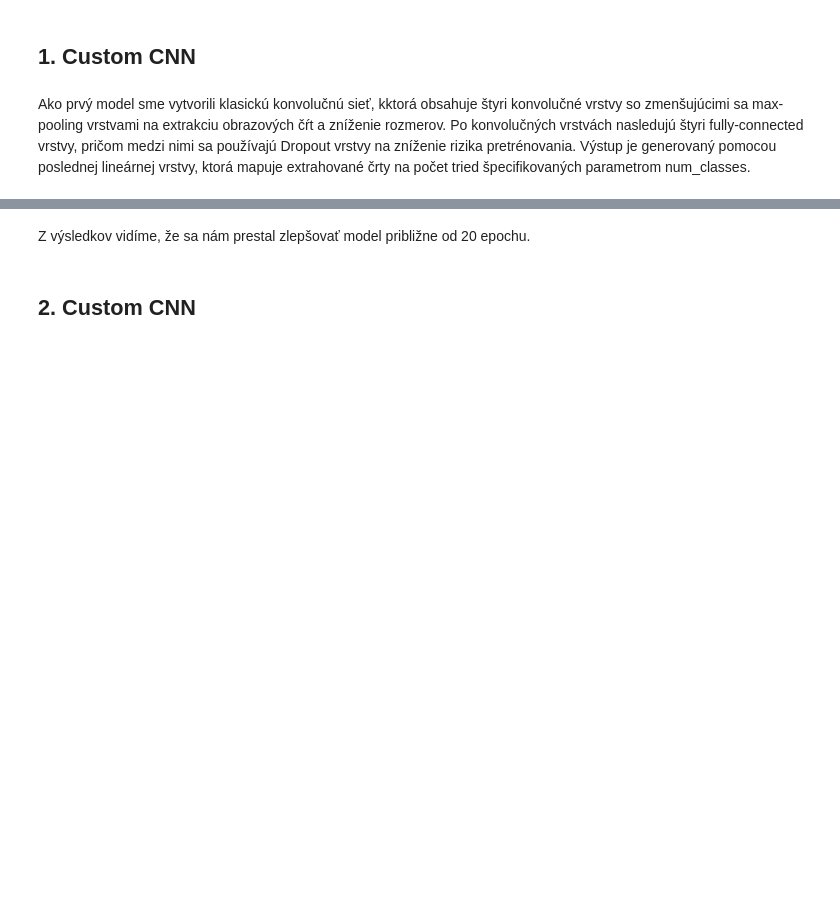
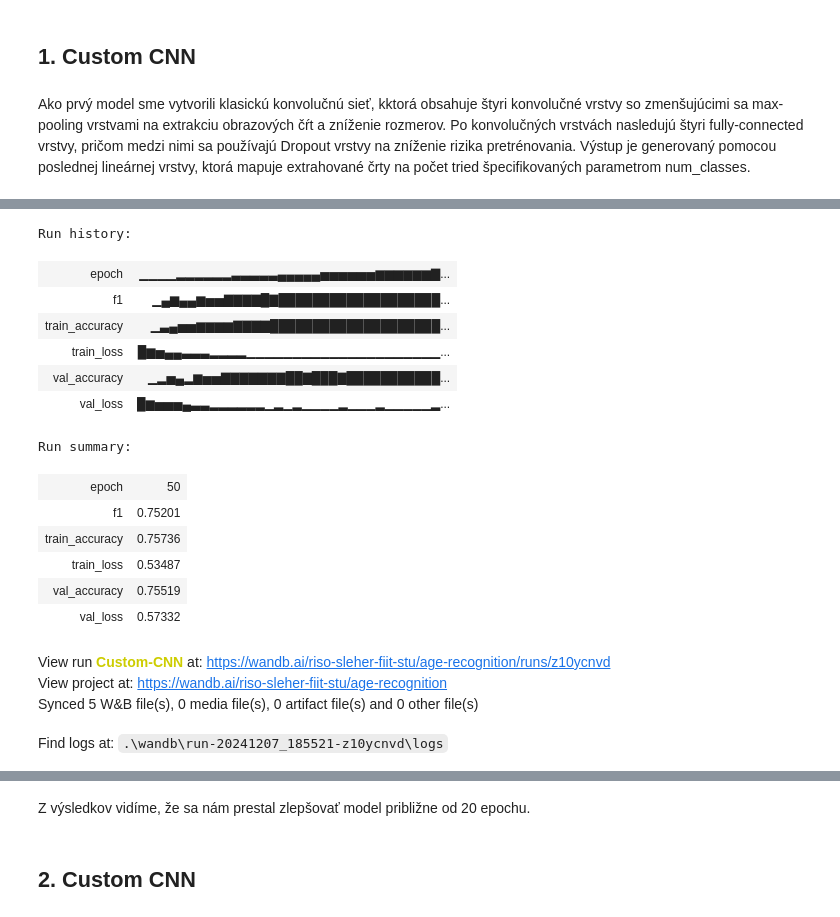
Before and after one commit to riso1410/CNN-AgeRecognition, a Jupyter notebook: age_recognition.ipynb, the cells around one changed output, grey strips where cells are left out. Saved outputs shown, nothing was run; the diff lists cells and outputs as text; code cells hidden in the pictures; blank space fills up the shorter version.

```diff
--- a/age_recognition.ipynb
+++ b/age_recognition.ipynb
@@ -362,7 +422,7 @@ for epoch in range(num_epochs):
     train_accuracies.append(train_accuracy)
 
     wandb.log({
-        "epoch": epoch,
+        "epoch": epoch+1,
         "train_loss": train_loss,
         "train_accuracy": train_accuracy,
         "val_loss": val_loss,
@@ -378,5 +438,5 @@ for epoch in range(num_epochs):
 
     scheduler.step()
 
-wandb.finish()
 torch.save(model.state_dict(), "CNN.pth")
+# %% [output]
@@ -382,0 +460,18 @@ torch.save(model.state_dict(), "CNN.pth")
+Run history:
+| epoch | ▁▁▁▁▂▂▂▂▂▂▃▃▃▃▃▄▄▄▄▄▅▅▅▅▅▅▆▆▆▆▆▆▇... |
+| f1 | ▁▄▆▄▄▆▅▅▇▇▇▇█▇███████████████████... |
+| train_accuracy | ▁▃▄▅▅▆▆▆▆▇▇▇▇████████████████████... |
+| train_loss | █▆▅▄▄▃▃▃▂▂▂▂▁▁▁▁▁▁▁▁▁▁▁▁▁▁▁▁▁▁▁▁▁... |
+| val_accuracy | ▁▂▅▄▂▆▅▅▇▇▇▇▇▇▇██▇███▇███████████... |
+| val_loss | █▆▅▅▅▄▃▃▂▂▂▂▂▂▁▂▁▂▁▁▁▁▂▁▁▁▂▁▁▁▁▁▂... |
+Run summary:
+| epoch | 50 |
+| f1 | 0.75201 |
+| train_accuracy | 0.75736 |
+| train_loss | 0.53487 |
+| val_accuracy | 0.75519 |
+| val_loss | 0.57332 |
+View run Custom-CNN at: https://wandb.ai/riso-sleher-fiit-stu/age-recognition/runs/z10ycnvd
+View project at: https://wandb.ai/riso-sleher-fiit-stu/age-recognition
+Synced 5 W&B file(s), 0 media file(s), 0 artifact file(s) and 0 other file(s)
+Find logs at: .\wandb\run-20241207_185521-z10ycnvd\logs
```
Also changed, not shown: parts of 33 cells of this notebook, 3 other files.
